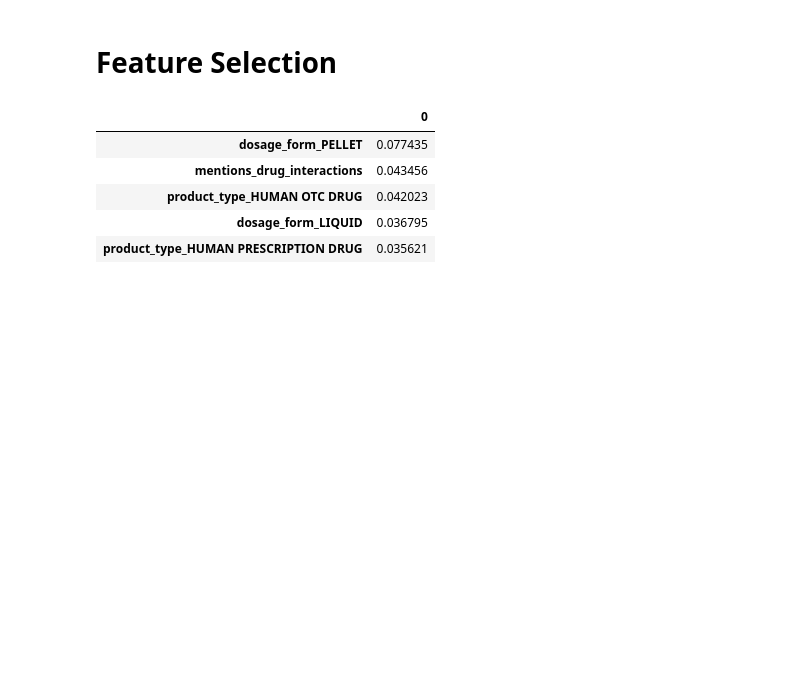
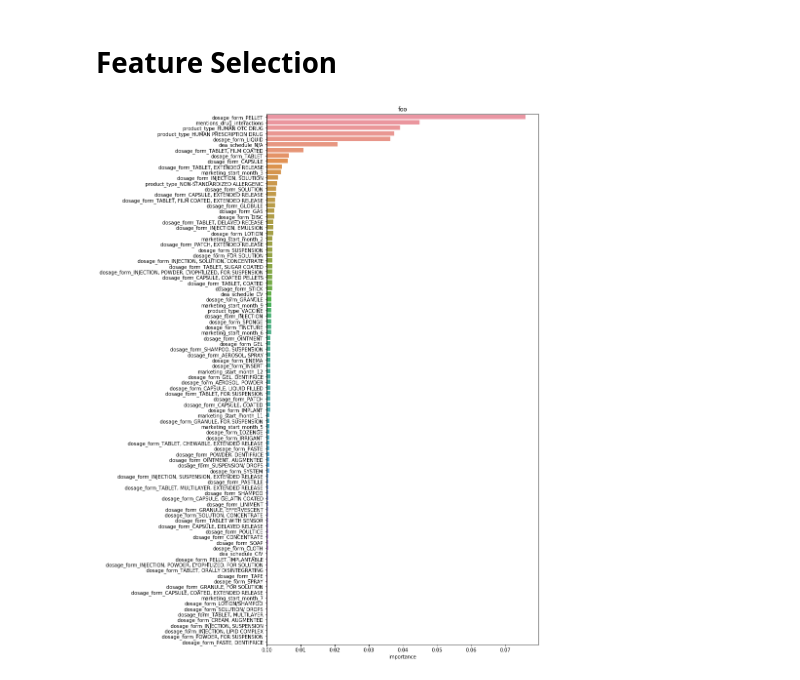
Before and after one commit to andrewabeles/fda, a Jupyter notebook: engineer_features.ipynb, the cells around one changed output. Cells and saved outputs as stored; diff of their text form; code cells hidden in the pictures; blank space fills up the shorter version.

Commit message:
Plot mutual information of each feature

```diff
--- a/engineer_features.ipynb
+++ b/engineer_features.ipynb
@@ -179,13 +181,18 @@ X = df.drop(columns=['approved']).values
 # %%
 mutual_info = mutual_info_classif(X, y)
 # %%
-feature_importance = pd.DataFrame(mutual_info, index=df.columns.drop('approved'))
+feature_importance = pd.DataFrame(mutual_info, index=df.columns.drop('approved'), columns=['importance'])
 # %%
-feature_importance.sort_values(0, ascending=False).head()
+feature_importance.sort_values('importance', ascending=False, inplace=True)
-# %% [output]
-|  | 0 |
-| dosage_form_PELLET | 0.077435 |
-| mentions_drug_interactions | 0.043456 |
-| product_type_HUMAN OTC DRUG | 0.042023 |
-| dosage_form_LIQUID | 0.036795 |
-| product_type_HUMAN PRESCRIPTION DRUG | 0.035621 |
+# %%
+feature_importance_non_zero = feature_importance[feature_importance['importance'] > 0]
+# %%
+fig, ax = plt.subplots(figsize=(10, 20))
+sns.barplot(
+    data=feature_importance_non_zero,
+    x='importance',
+    y=feature_importance_non_zero.index
+)
+plt.show()
+# %% [output]
+[figure, added]
```
Also changed, not shown: parts of 1 cell of this notebook.
